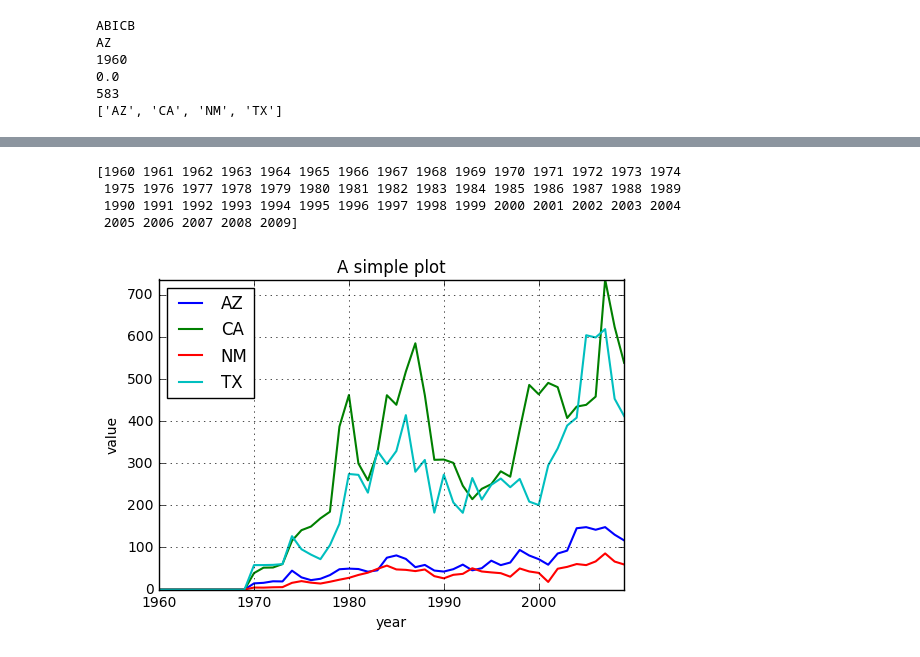
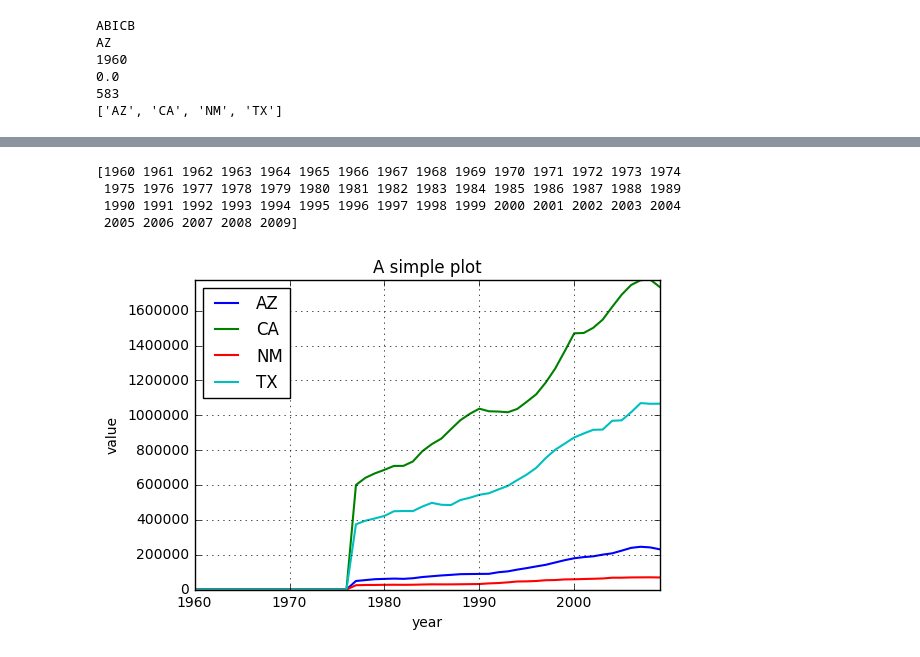
Before and after one commit to beihangwenbin/Energy-profile, a Jupyter notebook: Untitled.ipynb, the cells around one changed output, grey strips where cells are left out. Cells and saved outputs as stored; diff of their text form; code cells hidden in the pictures.

```diff
--- a/Untitled.ipynb
+++ b/Untitled.ipynb
@@ -59,0 +40,7 @@ print(data[0])
+# %%
+#常规信息
+TPOPP=data[msnSet.index('TPOPP')]   #总人口
+TETPB=data[msnSet.index('TETPB')]   #人均消费能量
+TETGR=data[msnSet.index('TETGR')]   #单位 1000Btu/2000美元
+GDPRV=data[msnSet.index('GDPRV')]   #当前GDP
+GDPRX=data[msnSet.index('GDPRX')]   #真实GDP
@@ -60,24 +251,23 @@ print(data[0])
 # %%
 x=np.arange(1960,2010)
 print(x)
-i=5
-plt.scatter(x,yn,c='blue',marker='o')
-plt.plot(x,data[i,:,0], lw = 1.5,label = stateSet[0])
-plt.plot(x,data[i,:,1], lw = 1.5, label = stateSet[1])
-plt.plot(x,data[i,:,2], lw = 1.5,label = stateSet[2])
-plt.plot(x,data[i,:,3], lw = 1.5, label = stateSet[3])
+y=GDPRX
+plt.plot(x,y[:,0], lw = 1.5,label = stateSet[0])
+plt.plot(x,y[:,1], lw = 1.5, label = stateSet[1])
+plt.plot(x,y[:,2], lw = 1.5,label = stateSet[2])
+plt.plot(x,y[:,3], lw = 1.5, label = stateSet[3])
 plt.grid(True)
 plt.legend(loc = 0) #图例位置自动
 plt.axis('tight')
 plt.xlabel('year')
 plt.ylabel('value')
 plt.title('A simple plot')
 p1= r'test1.png'# 图片保存路径
 plt.savefig(p1)# 保存图片
 plt.show()
 # %% [output]
 [1960 1961 1962 1963 1964 1965 1966 1967 1968 1969 1970 1971 1972 1973 1974
  1975 1976 1977 1978 1979 1980 1981 1982 1983 1984 1985 1986 1987 1988 1989
  1990 1991 1992 1993 1994 1995 1996 1997 1998 1999 2000 2001 2002 2003 2004
  2005 2006 2007 2008 2009]
-[figure, old version]
+[figure, new version]
```
Also changed, not shown: parts of 27 cells of this notebook, 1 other file.
